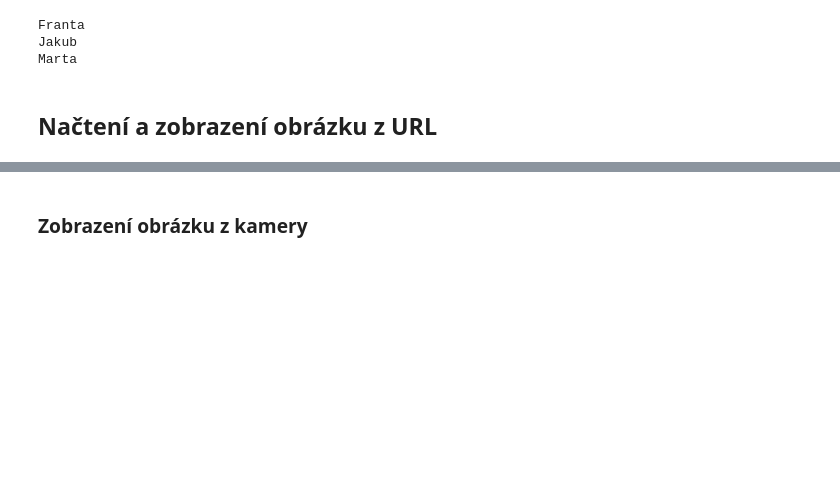
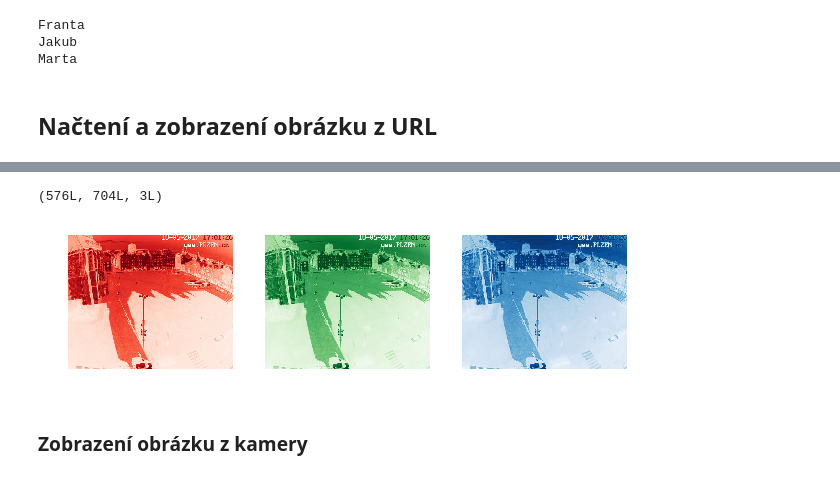
Before and after one commit to mjirik/ZDO, a Jupyter notebook: ZDO_short_tutor.ipynb, the cells around one changed output, grey strips where cells are left out. Saved outputs shown, nothing was run; the diff lists cells and outputs as text; code cells hidden in the pictures; blank space fills up the shorter version.

```diff
--- a/ZDO_short_tutor.ipynb
+++ b/ZDO_short_tutor.ipynb
@@ -87,3 +91,18 @@ imshow(img)
+# %%
+plt.figure(figsize=[10, 5])
+subplot(131)
+imshow(img[:, :, 0], cmap="Reds")
+plt.axis("off")
+subplot(132)
+imshow(img[:, :, 1], cmap="Greens")
+plt.axis("off")
+subplot(133)
+imshow(img[:, :, 2], cmap="Blues")
+plt.axis("off")
+img.shape
+# %% [output]
+(576L, 704L, 3L)
+[figure, added]
 # %% [markdown]
 ### Zobrazení obrázku z kamery
 # %%
```
Also changed, not shown: parts of 16 cells of this notebook.
